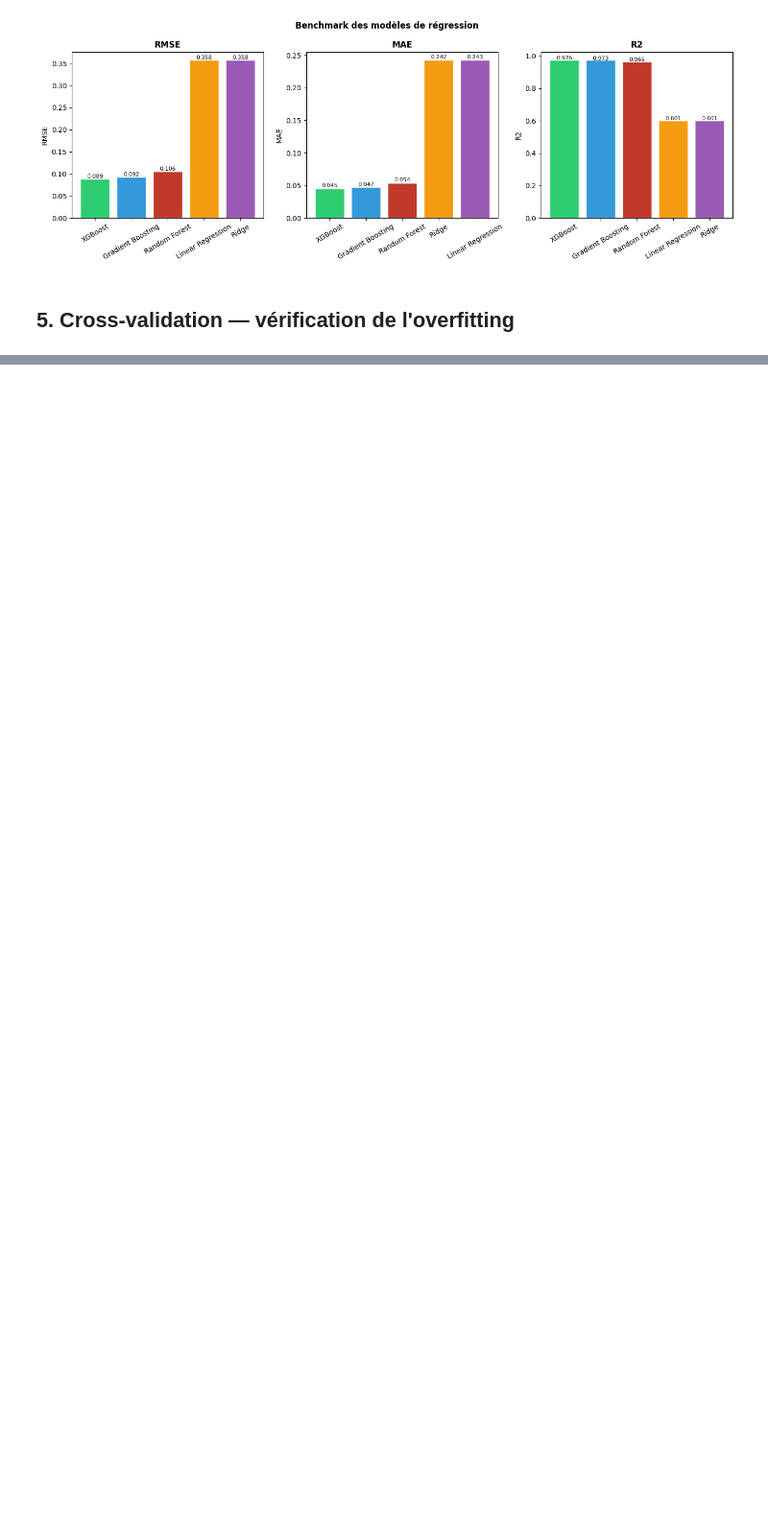
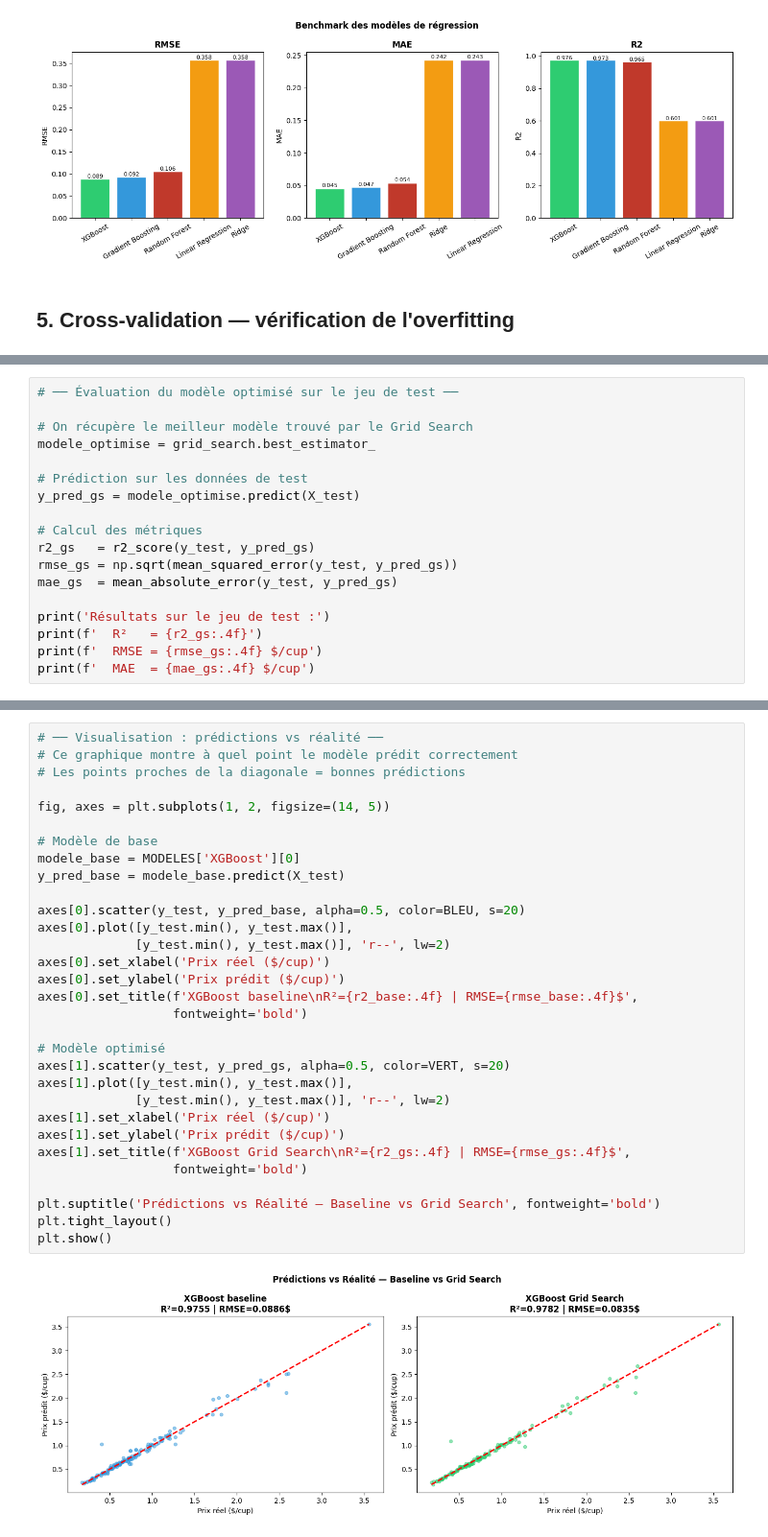
Before and after one commit to LB-66/Projet-Pr-diction-Prix-Fruits-L-gumes---Certification, a Jupyter notebook: NOTEBOOKS/04_Modele_ML.ipynb, the cells around one changed output, grey strips where cells are left out. Shown at 96% size. Saved outputs shown, nothing was run; the diff lists cells and outputs as text; blank space fills up the shorter version.

```diff
--- a/NOTEBOOKS/04_Modele_ML.ipynb
+++ b/NOTEBOOKS/04_Modele_ML.ipynb
@@ -364,0 +290,18 @@ Interprétation R2 : Excellent — le modèle explique bien la variance du prix
+# %%
+# ── Évaluation du modèle optimisé sur le jeu de test ──
+
+# On récupère le meilleur modèle trouvé par le Grid Search
+modele_optimise = grid_search.best_estimator_
+
+# Prédiction sur les données de test
+y_pred_gs = modele_optimise.predict(X_test)
+
+# Calcul des métriques
+r2_gs   = r2_score(y_test, y_pred_gs)
+rmse_gs = np.sqrt(mean_squared_error(y_test, y_pred_gs))
+mae_gs  = mean_absolute_error(y_test, y_pred_gs)
+
+print('Résultats sur le jeu de test :')
+print(f'  R²   = {r2_gs:.4f}')
+print(f'  RMSE = {rmse_gs:.4f} $/cup')
+print(f'  MAE  = {mae_gs:.4f} $/cup')
@@ -364,0 +343,33 @@ Interprétation R2 : Excellent — le modèle explique bien la variance du prix
+# %%
+# ── Visualisation : prédictions vs réalité ──
+# Ce graphique montre à quel point le modèle prédit correctement
+# Les points proches de la diagonale = bonnes prédictions
+
+fig, axes = plt.subplots(1, 2, figsize=(14, 5))
+
+# Modèle de base
+modele_base = MODELES['XGBoost'][0]
+y_pred_base = modele_base.predict(X_test)
+
+axes[0].scatter(y_test, y_pred_base, alpha=0.5, color=BLEU, s=20)
+axes[0].plot([y_test.min(), y_test.max()],
+             [y_test.min(), y_test.max()], 'r--', lw=2)
+axes[0].set_xlabel('Prix réel ($/cup)')
+axes[0].set_ylabel('Prix prédit ($/cup)')
+axes[0].set_title(f'XGBoost baseline\nR²={r2_base:.4f} | RMSE={rmse_base:.4f}$',
+                  fontweight='bold')
+
+# Modèle optimisé
+axes[1].scatter(y_test, y_pred_gs, alpha=0.5, color=VERT, s=20)
+axes[1].plot([y_test.min(), y_test.max()],
+             [y_test.min(), y_test.max()], 'r--', lw=2)
+axes[1].set_xlabel('Prix réel ($/cup)')
+axes[1].set_ylabel('Prix prédit ($/cup)')
+axes[1].set_title(f'XGBoost Grid Search\nR²={r2_gs:.4f} | RMSE={rmse_gs:.4f}$',
+                  fontweight='bold')
+
+plt.suptitle('Prédictions vs Réalité — Baseline vs Grid Search', fontweight='bold')
+plt.tight_layout()
+plt.show()
+# %% [output]
+[figure, added]
```
Also changed, not shown: parts of 30 cells of this notebook, 7 other files.
